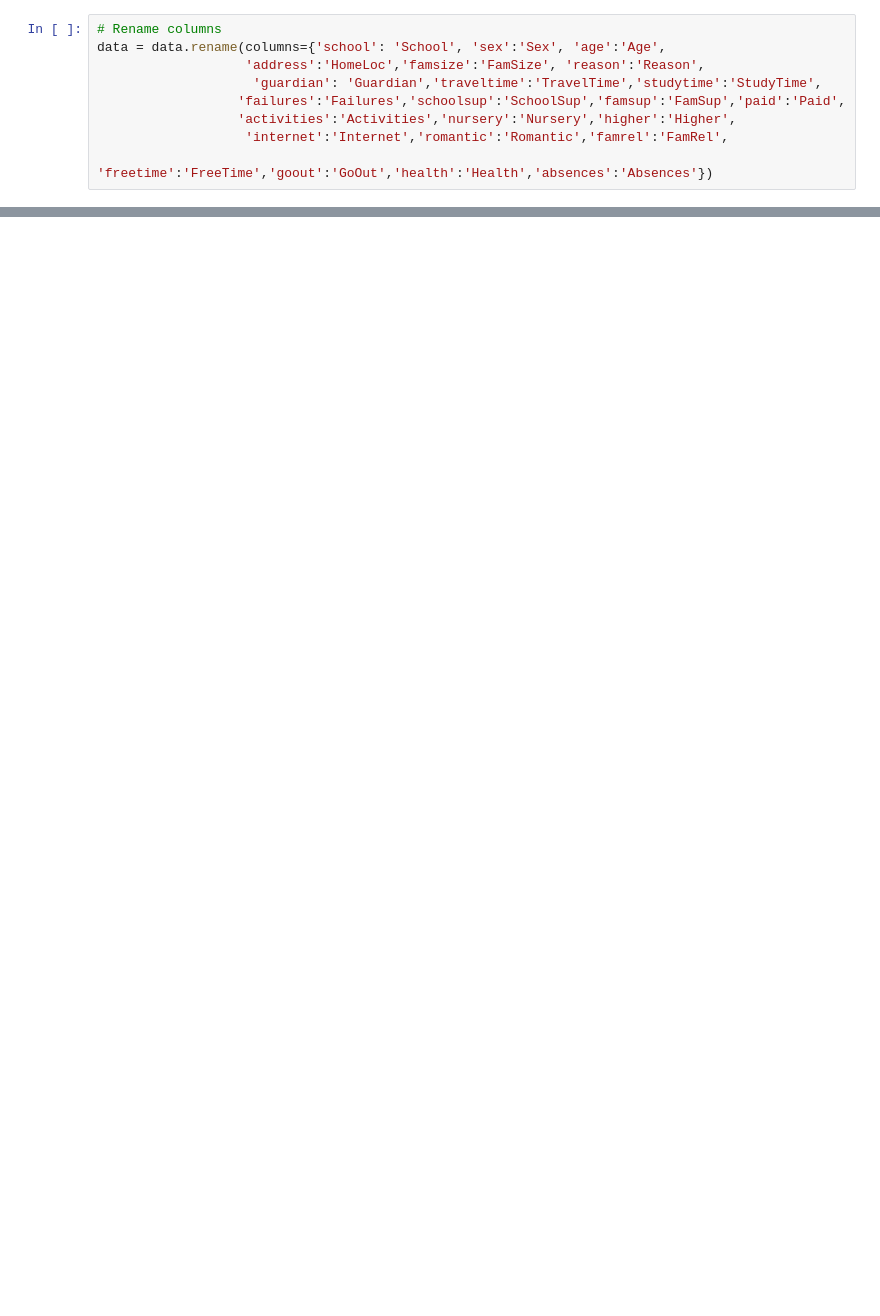
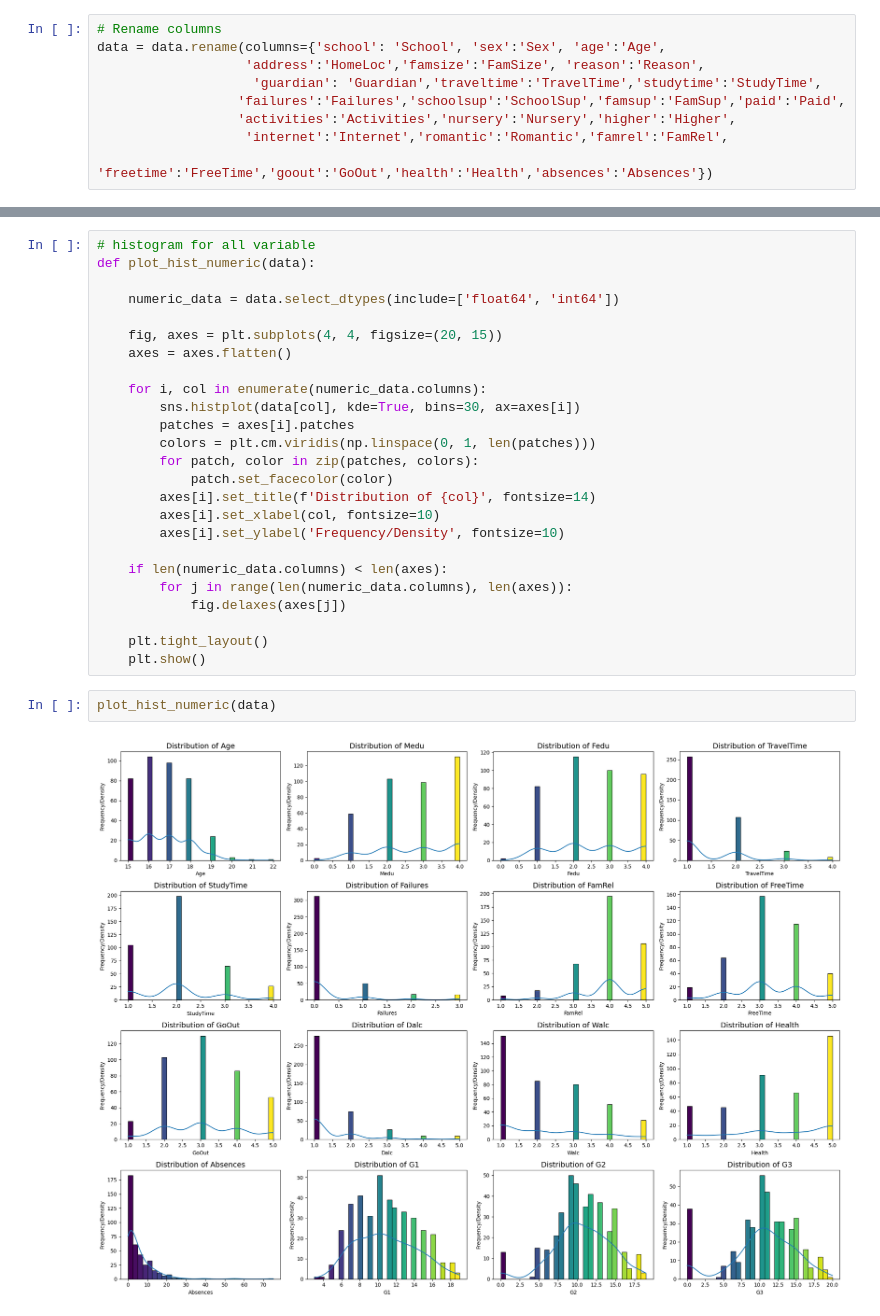
Before and after one commit to dingfengkun/DS-GA-1007, a Jupyter notebook: Final.ipynb, the cells around one changed output, grey strips where cells are left out. Saved outputs shown, nothing was run; the diff lists cells and outputs as text; blank space fills up the shorter version.

```diff
--- a/Final.ipynb
+++ b/Final.ipynb
@@ -71,0 +63,29 @@ IndexError: index 16 is out of bounds for axis 0 with size 16
+# %%
+# histogram for all variable
+def plot_hist_numeric(data):
+
+    numeric_data = data.select_dtypes(include=['float64', 'int64'])
+
+    fig, axes = plt.subplots(4, 4, figsize=(20, 15))
+    axes = axes.flatten()
+
+    for i, col in enumerate(numeric_data.columns):
+        sns.histplot(data[col], kde=True, bins=30, ax=axes[i])
+        patches = axes[i].patches
+        colors = plt.cm.viridis(np.linspace(0, 1, len(patches)))
+        for patch, color in zip(patches, colors):
+            patch.set_facecolor(color)
+        axes[i].set_title(f'Distribution of {col}', fontsize=14)
+        axes[i].set_xlabel(col, fontsize=10)
+        axes[i].set_ylabel('Frequency/Density', fontsize=10)
+
+    if len(numeric_data.columns) < len(axes):
+        for j in range(len(numeric_data.columns), len(axes)):
+            fig.delaxes(axes[j])
+
+    plt.tight_layout()
+    plt.show()
+# %%
+plot_hist_numeric(data)
+# %% [output]
+[figure, added]
```
Also changed, not shown: parts of 33 cells of this notebook.
